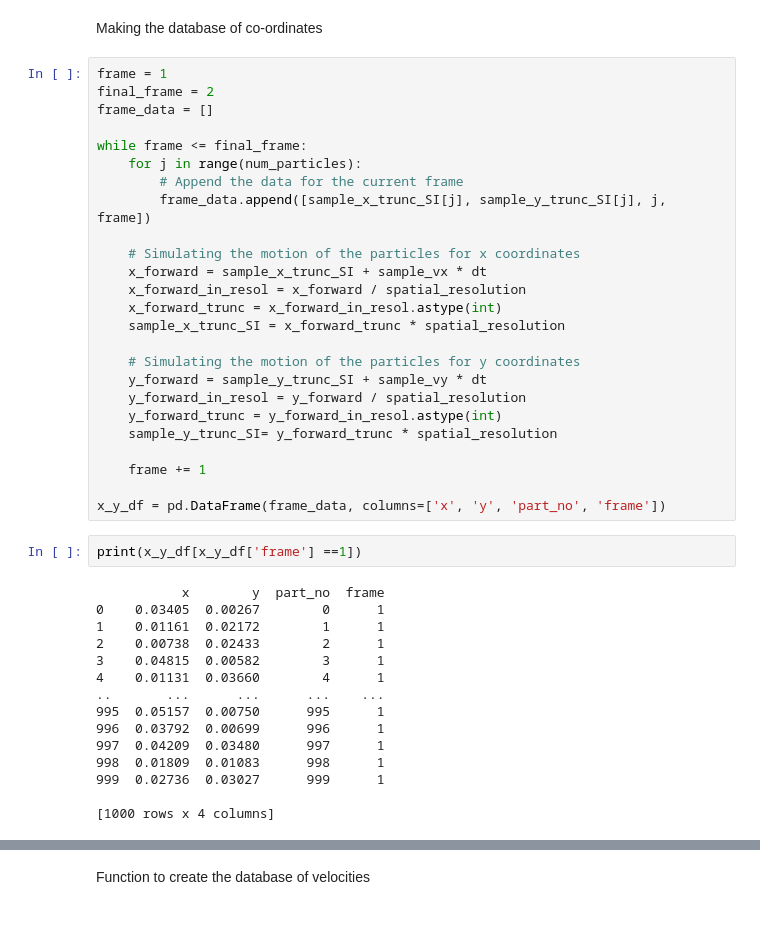
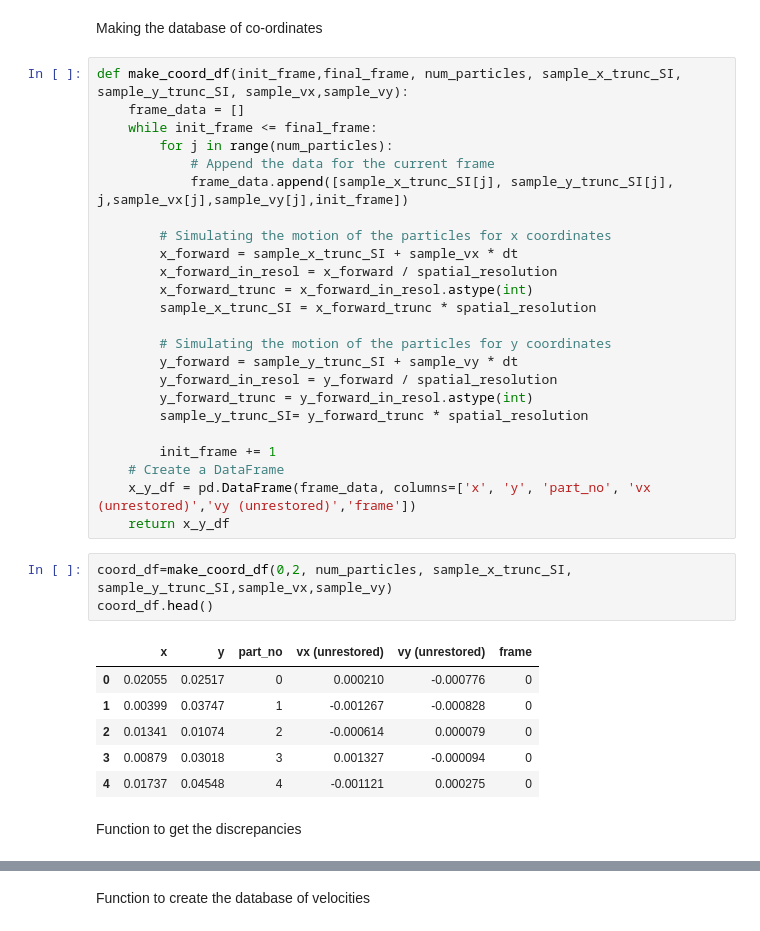
Before and after one commit to ParthM1504/Benchmarking-Dusty-Plasma-Temperature-Code, a Jupyter notebook: Benchmarking.ipynb, the cells around one changed output, grey strips where cells are left out. Drawn from its saved outputs; the diff is of its cells as text.

Commit message:
Defined get_discrepancies function, make_coord fun ction and partially completed make_velocities function

```diff
--- a/Benchmarking.ipynb
+++ b/Benchmarking.ipynb
@@ -193,44 +150,38 @@ Text(0, 0.5, 'measurements')
 # %% [markdown]
 Making the database of co-ordinates
 # %%
-frame = 1
-final_frame = 2
-frame_data = []
+def make_coord_df(init_frame,final_frame, num_particles, sample_x_trunc_SI, sample_y_trunc_SI, sample_vx,sample_vy):
+    frame_data = []
+    while init_frame <= final_frame:
+        for j in range(num_particles):
+            # Append the data for the current frame
+            frame_data.append([sample_x_trunc_SI[j], sample_y_trunc_SI[j], j,sample_vx[j],sample_vy[j],init_frame])
 
-while frame <= final_frame:
-    for j in range(num_particles):
-        # Append the data for the current frame
-        frame_data.append([sample_x_trunc_SI[j], sample_y_trunc_SI[j], j, frame])
+        # Simulating the motion of the particles for x coordinates
+        x_forward = sample_x_trunc_SI + sample_vx * dt
+        x_forward_in_resol = x_forward / spatial_resolution
+        x_forward_trunc = x_forward_in_resol.astype(int)
+        sample_x_trunc_SI = x_forward_trunc * spatial_resolution
 
-    # Simulating the motion of the particles for x coordinates
-    x_forward = sample_x_trunc_SI + sample_vx * dt
-    x_forward_in_resol = x_forward / spatial_resolution
-    x_forward_trunc = x_forward_in_resol.astype(int)
-    sample_x_trunc_SI = x_forward_trunc * spatial_resolution
+        # Simulating the motion of the particles for y coordinates
+        y_forward = sample_y_trunc_SI + sample_vy * dt
+        y_forward_in_resol = y_forward / spatial_resolution
+        y_forward_trunc = y_forward_in_resol.astype(int)
+        sample_y_trunc_SI= y_forward_trunc * spatial_resolution
 
-    # Simulating the motion of the particles for y coordinates
-    y_forward = sample_y_trunc_SI + sample_vy * dt
-    y_forward_in_resol = y_forward / spatial_resolution
-    y_forward_trunc = y_forward_in_resol.astype(int)
-    sample_y_trunc_SI= y_forward_trunc * spatial_resolution
-
-    frame += 1
-
-x_y_df = pd.DataFrame(frame_data, columns=['x', 'y', 'part_no', 'frame'])
+        init_frame += 1
+    # Create a DataFrame
+    x_y_df = pd.DataFrame(frame_data, columns=['x', 'y', 'part_no', 'vx (unrestored)','vy (unrestored)','frame'])
+    return x_y_df
-# %%
-print(x_y_df[x_y_df['frame'] ==1])
-# %% [output]
-           x        y  part_no  frame
-0    0.03405  0.00267        0      1
-1    0.01161  0.02172        1      1
-2    0.00738  0.02433        2      1
-3    0.04815  0.00582        3      1
-4    0.01131  0.03660        4      1
-..       ...      ...      ...    ...
-995  0.05157  0.00750      995      1
-996  0.03792  0.00699      996      1
-997  0.04209  0.03480      997      1
-998  0.01809  0.01083      998      1
-999  0.02736  0.03027      999      1
-
-[1000 rows x 4 columns]
+# %%
+coord_df=make_coord_df(0,2, num_particles, sample_x_trunc_SI, sample_y_trunc_SI,sample_vx,sample_vy)
+coord_df.head()
+# %% [output]
+|  | x | y | part_no | vx (unrestored) | vy (unrestored) | frame |
+| 0 | 0.02055 | 0.02517 | 0 | 0.000210 | -0.000776 | 0 |
+| 1 | 0.00399 | 0.03747 | 1 | -0.001267 | -0.000828 | 0 |
+| 2 | 0.01341 | 0.01074 | 2 | -0.000614 | 0.000079 | 0 |
+| 3 | 0.00879 | 0.03018 | 3 | 0.001327 | -0.000094 | 0 |
+| 4 | 0.01737 | 0.04548 | 4 | -0.001121 | 0.000275 | 0 |
+# %% [markdown]
+Function to get the discrepancies
```
Also changed, not shown: parts of 12 cells of this notebook.
